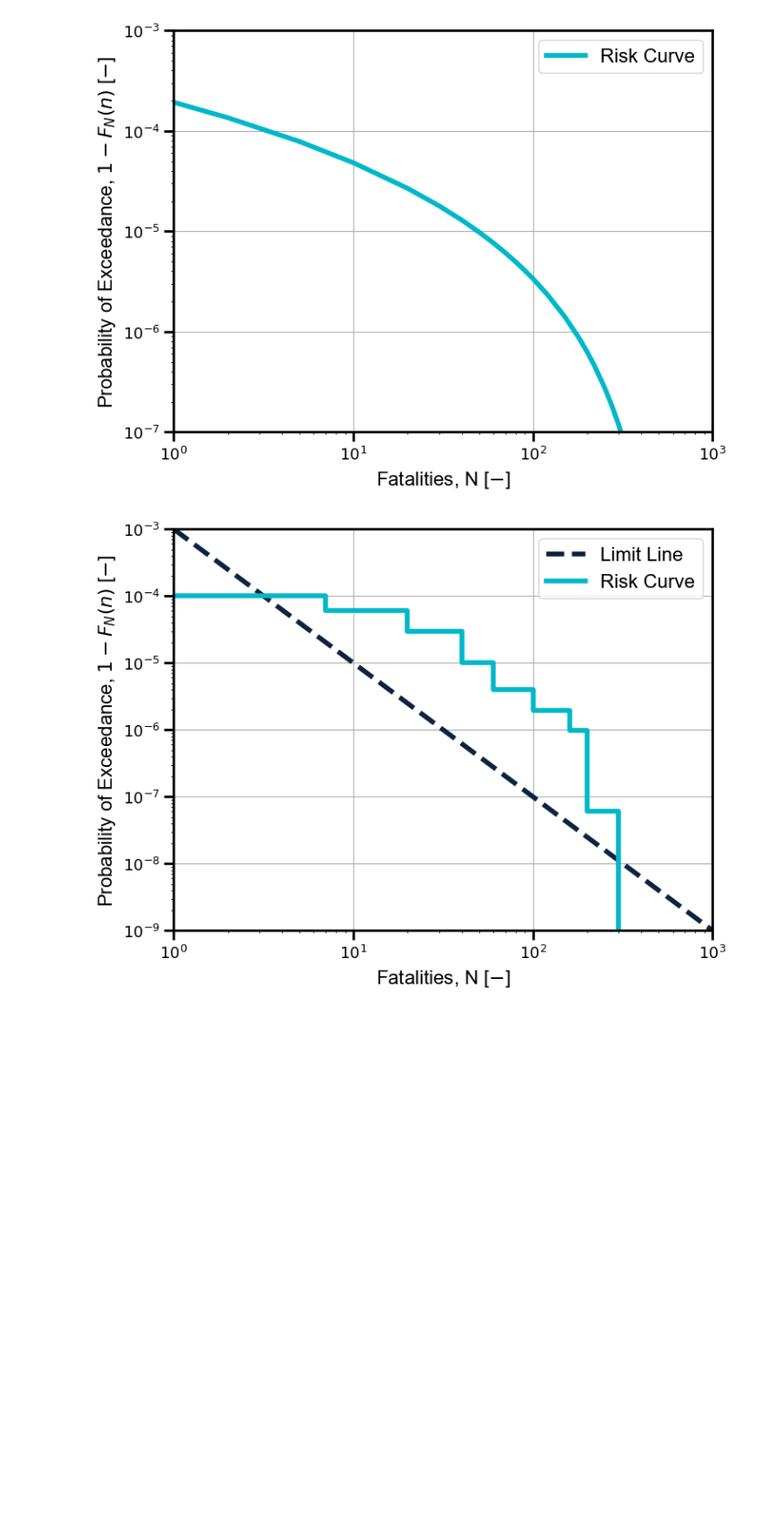
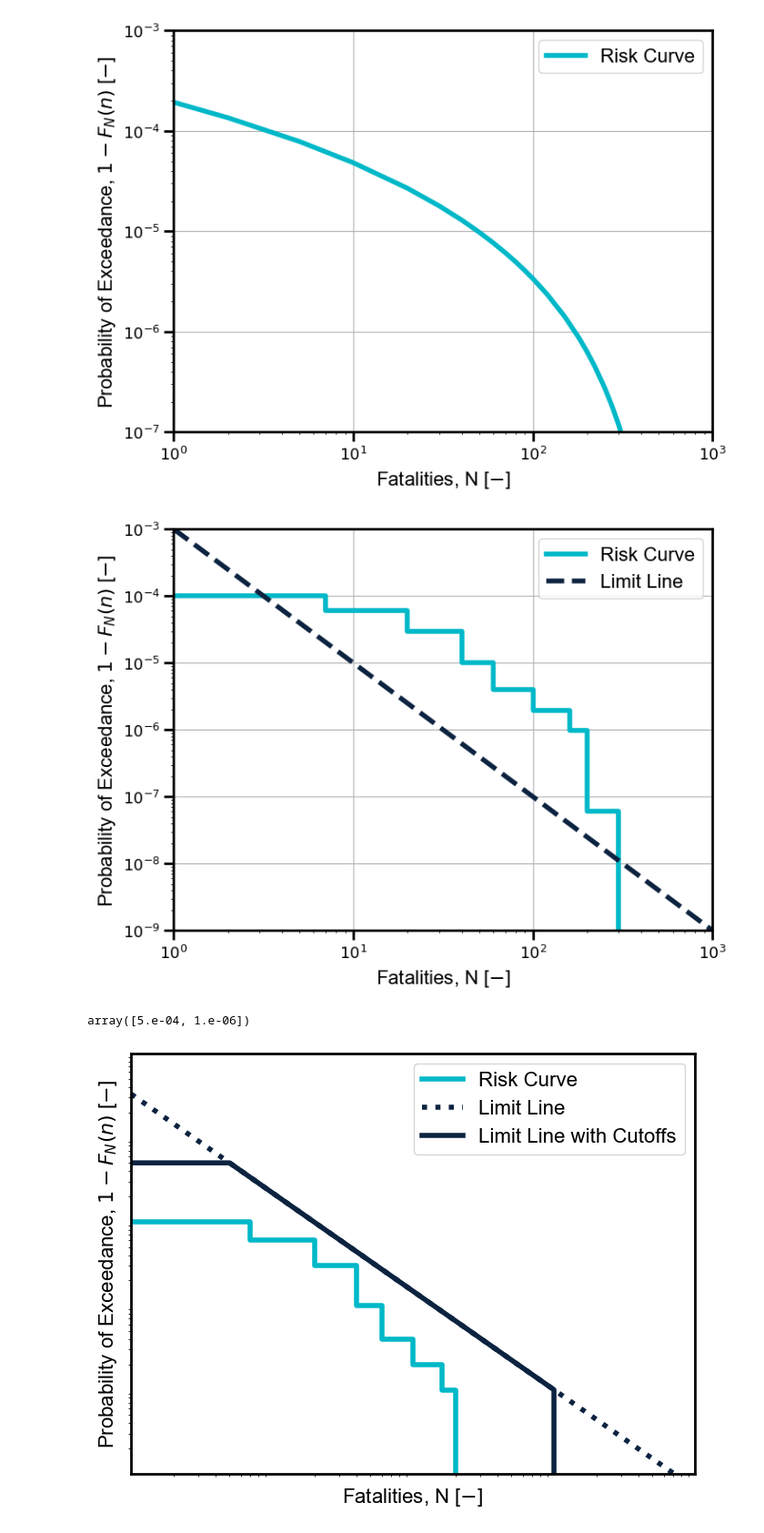
Before and after one commit to prob-design/risk-reliability, a Jupyter notebook: figures/risk_curve.ipynb, the cells around one changed output. Shown at 91% size. Cells and saved outputs as stored; diff of their text form; code cells hidden in the pictures; blank space fills up the shorter version.

Commit message:
add figure 31

```diff
--- a/figures/risk_curve.ipynb
+++ b/figures/risk_curve.ipynb
@@ -143,12 +143,11 @@ plt.setp(ax.spines.values(), linewidth=2)
 # ax.spines.top.set_bounds(0, 100)
 # ax.spines.right.set_bounds(0, 1.0)
 
-
 # Visualize
 
 # plotting
+ax.step(N, N_exc, where='post', label='Risk Curve', color=colors[1], linewidth=4)
 ax.plot(limit_line_N, limit_line_P, '--', label='Limit Line', color=colors[0], linewidth=4)
-ax.step(N, N_exc, where='post', label='Risk Curve', color=colors[1], linewidth=4)
 # ax.plot(u, v, label='Risk Curve 2', color=colors[2], linewidth=4)
 
 # ax.plot(1, 0, ">k", transform=ax.get_yaxis_transform(), clip_on=False)
@@ -170,4 +169,78 @@ if remove_ticks: ax.set_xticks([]); ax.set_yticks([])
 if remove_ticks_labels: ax.set_xticklabels([]); ax.set_yticklabels([])
 if save_svg: plt.savefig(file_name + '.svg')
 # %% [output]
-[figure, old version]
+[figure, new version]
+# %%
+limit_line_P
+# %% [output]
+array([5.e-04, 1.e-06])
+# %%
+# -----------------------------------------------------------------
+plot_title                  = ""
+font                        = "Arial"
+x_label                     = "Fatalities, N [$-$]"
+y_label                     = "Probability of Exceedance, $1-F_N(n)$ [$-$]"
+legend                      = True
+grid                        = True
+save_svg                    = True
+remove_ticks                = True
+remove_ticks_labels         = True
+file_name                   = "../book/figures/fn_limit00"
+# -----------------------------------------------------------------
+
+fig = plt.figure(figsize=(8,6))
+ax = fig.add_subplot() # axes_class=AxesZero)
+ax.set_title(plot_title, fontfamily=font)
+ax.set_xlabel(x_label, fontfamily=font)
+ax.set_ylabel(y_label, fontfamily=font)
+
+plt.setp(ax.spines.values(), linewidth=2)
+# ax.spines["left"].set_position(("data", 0))
+# ax.spines["bottom"].set_position(("data", 0))
+# ax.spines["top"].set_position(("data", 1))
+# ax.spines["right"].set_position(("data", 100))
+
+# not a permanent solution (removed the part below 0)
+# ---> find a better way to auto set upper bound
+# ax.spines.bottom.set_bounds(0, 100)
+# ax.spines.left.set_bounds(0, 1.0)
+# ax.spines.top.set_bounds(0, 100)
+# ax.spines.right.set_bounds(0, 1.0)
+
+C = 0.003302
+alpha = 1.173
+
+limit_line_N = np.array([1, 10000])
+limit_line_P = C/limit_line_N**alpha
+
+limit_line_N_trim = [1, 5, 1000, 1000]
+limit_line_P_trim = [5e-4, 5e-4, 1e-6, 1e-7]
+
+
+
+# Visualize
+
+# plotting
+ax.step(N, N_exc, where='post', label='Risk Curve', color=colors[1], linewidth=4)
+ax.plot(limit_line_N, limit_line_P, ':', label='Limit Line', color=colors[0], linewidth=4)
+ax.plot(limit_line_N_trim, limit_line_P_trim, '-', label='Limit Line with Cutoffs', color=colors[0], linewidth=4)
+# ax.plot(u, v, label='Risk Curve 2', color=colors[2], linewidth=4)
+
+# ax.plot(1, 0, ">k", transform=ax.get_yaxis_transform(), clip_on=False)
+# ax.plot(0, 1, "^k", transform=ax.get_xaxis_transform(), clip_on=False)
+
+
+
+ax.set_xscale('log')
+ax.set_yscale('log')
+
+ax.set_xlim(1, 10000)
+ax.set_ylim(10**(-7),.01)
+
+if grid: ax.grid()
+if legend: ax.legend(prop={"family":font})
+if remove_ticks: ax.set_xticks([]); ax.set_yticks([])
+if remove_ticks_labels: ax.set_xticklabels([]); ax.set_yticklabels([])
+if save_svg: plt.savefig(file_name + '.svg')
+# %% [output]
+[figure, added]
```
Also changed, not shown: 2 other files.
